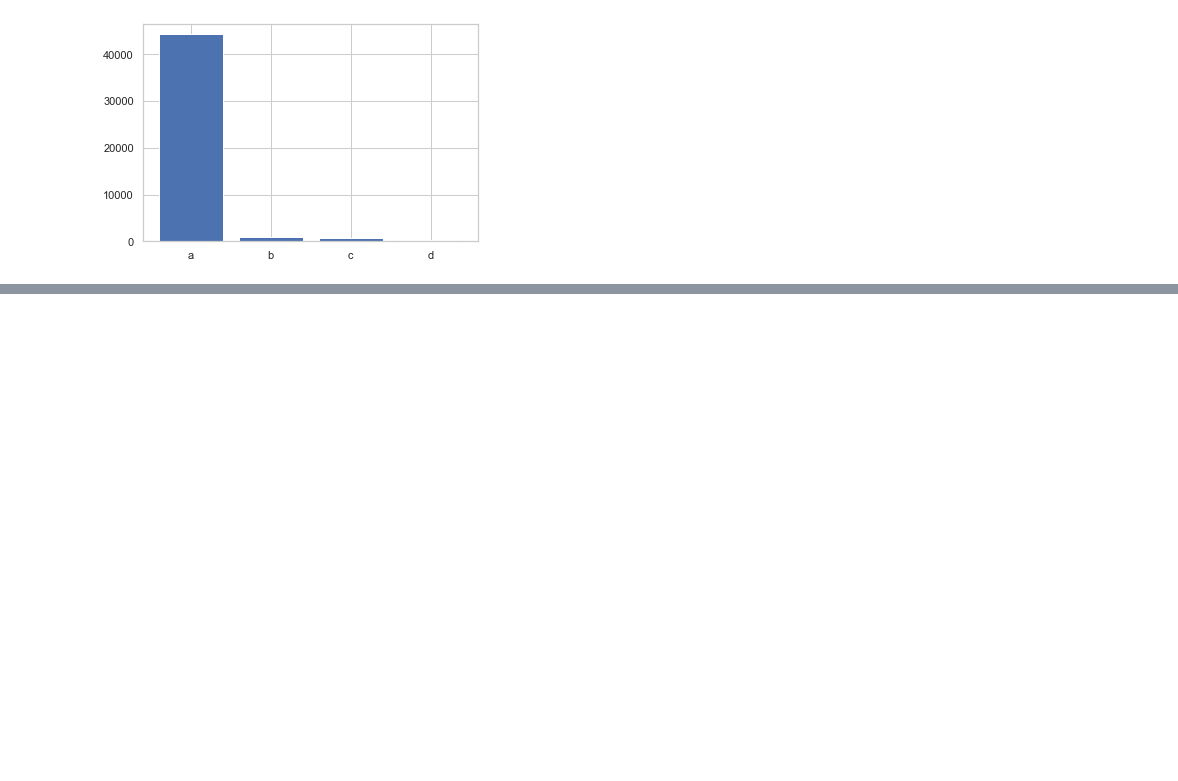
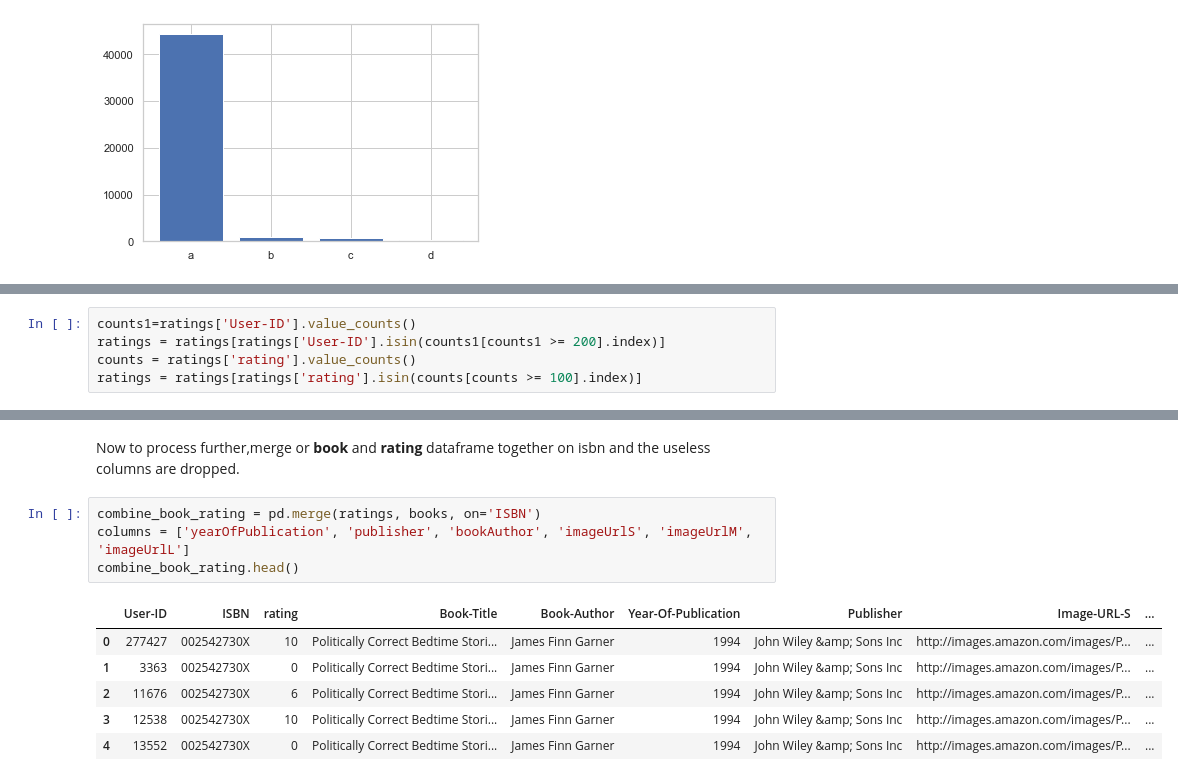
Before and after one commit to RheagalFire/Book-Recommendation-Engine, a Jupyter notebook: Book-Recommendation.ipynb, the cells around one changed output, grey strips where cells are left out. Drawn from its saved outputs; the diff is of its cells as text; blank space fills up the shorter version.

```diff
--- a/Book-Recommendation.ipynb
+++ b/Book-Recommendation.ipynb
@@ -216,0 +221,5 @@ plt.bar(y,x)
+# %%
+counts1=ratings['User-ID'].value_counts()
+ratings = ratings[ratings['User-ID'].isin(counts1[counts1 >= 200].index)]
+counts = ratings['rating'].value_counts()
+ratings = ratings[ratings['rating'].isin(counts[counts >= 100].index)]
@@ -216,0 +237,13 @@ plt.bar(y,x)
+# %% [markdown]
+Now to process further,merge or **book** and **rating** dataframe together on isbn and the useless columns are dropped.
+# %%
+combine_book_rating = pd.merge(ratings, books, on='ISBN')
+columns = ['yearOfPublication', 'publisher', 'bookAuthor', 'imageUrlS', 'imageUrlM', 'imageUrlL']
+combine_book_rating.head()
+# %% [output]
+|  | User-ID | ISBN | rating | Book-Title | Book-Author | Year-Of-Publication | Publisher | Image-URL-S | ... |
+| 0 | 277427 | 002542730X | 10 | Politically Correct Bedtime Stori... | James Finn Garner | 1994 | John Wiley &amp; Sons Inc | http://images.amazon.com/images/P... | ... |
+| 1 | 3363 | 002542730X | 0 | Politically Correct Bedtime Stori... | James Finn Garner | 1994 | John Wiley &amp; Sons Inc | http://images.amazon.com/images/P... | ... |
+| 2 | 11676 | 002542730X | 6 | Politically Correct Bedtime Stori... | James Finn Garner | 1994 | John Wiley &amp; Sons Inc | http://images.amazon.com/images/P... | ... |
+| 3 | 12538 | 002542730X | 10 | Politically Correct Bedtime Stori... | James Finn Garner | 1994 | John Wiley &amp; Sons Inc | http://images.amazon.com/images/P... | ... |
+| 4 | 13552 | 002542730X | 0 | Politically Correct Bedtime Stori... | James Finn Garner | 1994 | John Wiley &amp; Sons Inc | http://images.amazon.com/images/P... | ... |
```
Also changed, not shown: parts of 32 cells of this notebook.
